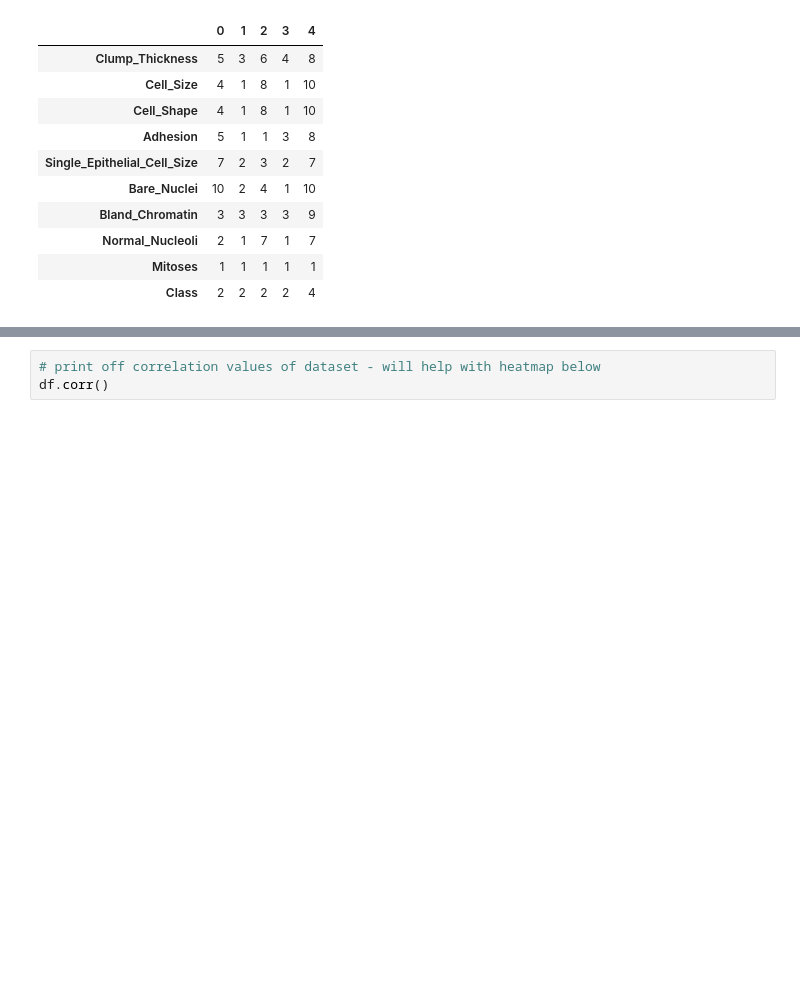
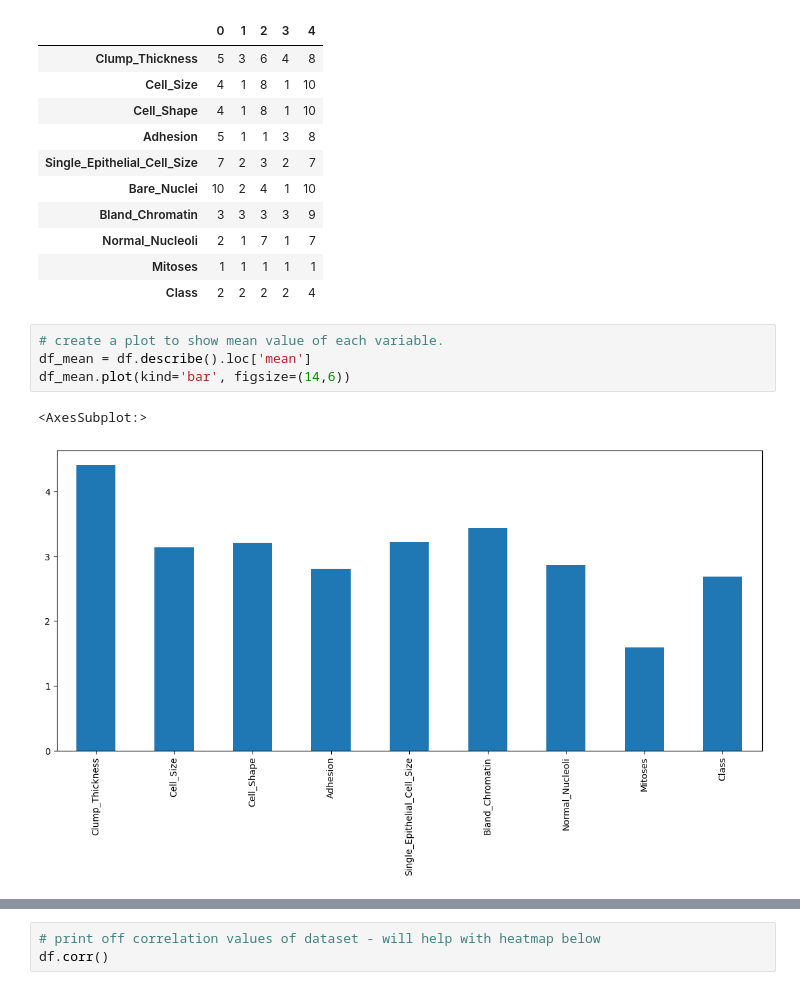
Before and after one commit to SeanE15/Programming_for_data_analysis_II, a Jupyter notebook: Assignment_2_PfDA.ipynb, the cells around one changed output, grey strips where cells are left out. Drawn from its saved outputs; the diff is of its cells as text; blank space fills up the shorter version.

```diff
--- a/Assignment_2_PfDA.ipynb
+++ b/Assignment_2_PfDA.ipynb
@@ -267,3 +267,10 @@ df.head().T
 | Normal_Nucleoli | 2 | 1 | 7 | 1 | 7 |
 | Mitoses | 1 | 1 | 1 | 1 | 1 |
 | Class | 2 | 2 | 2 | 2 | 4 |
+# %%
+# create a plot to show mean value of each variable.
+df_mean = df.describe().loc['mean']
+df_mean.plot(kind='bar', figsize=(14,6))
+# %% [output]
+<AxesSubplot:>
+[figure, added]
```
Also changed, not shown: parts of 22 cells of this notebook, 1 other file.
